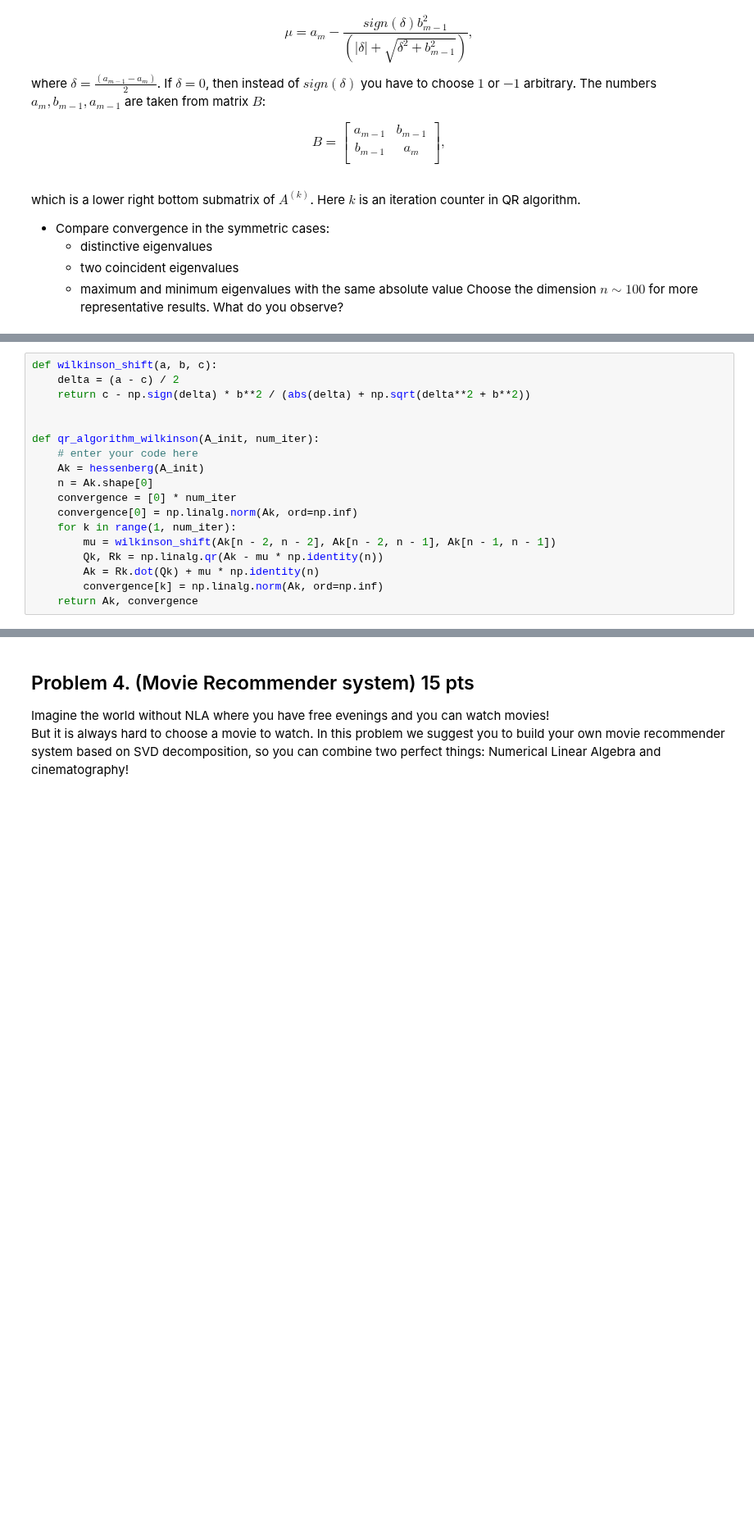
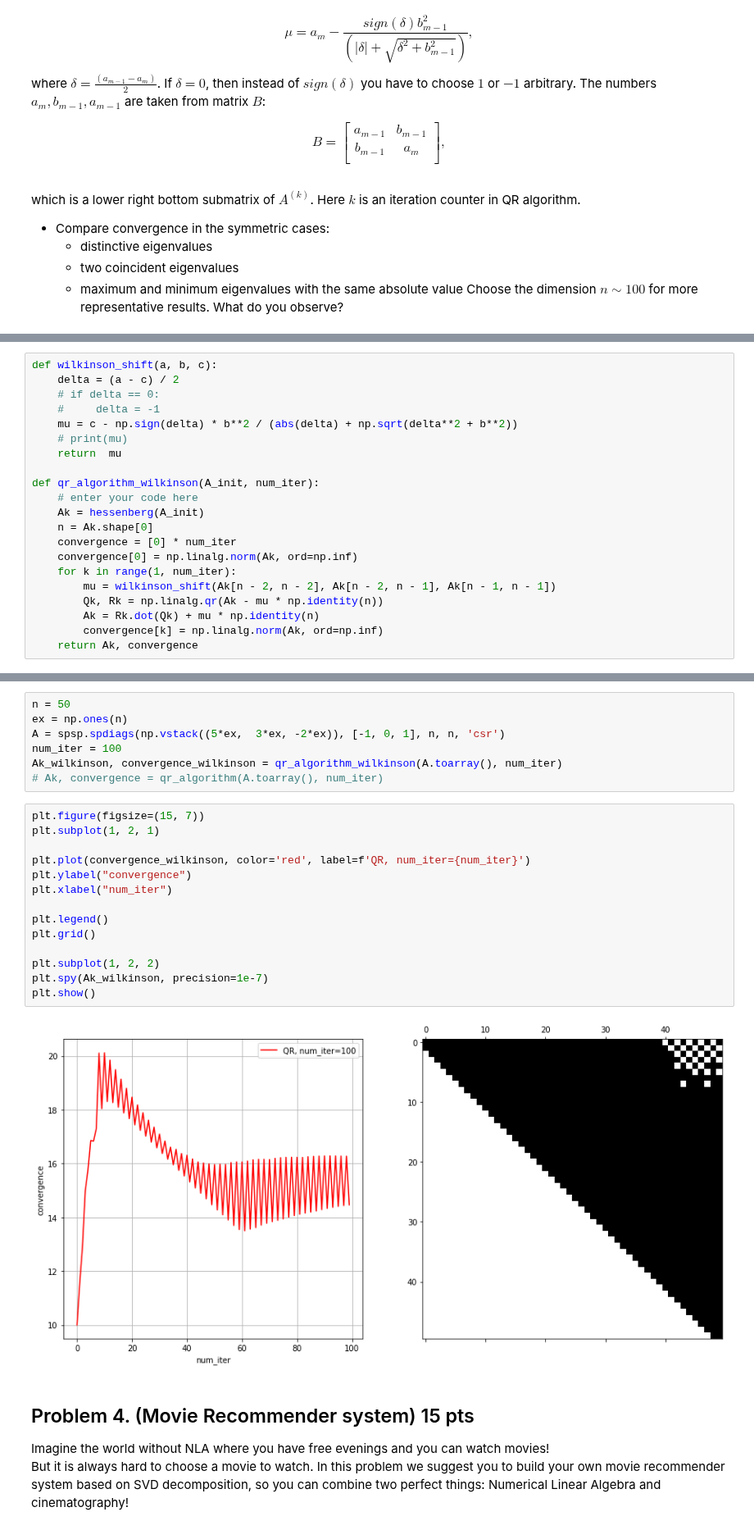
Before and after one commit to prosvirinKir/Deep-Learning-Sckool-term1, a Jupyter notebook: NLA_HW2_ProsvirinKV_.ipynb, the cells around one changed output, grey strips where cells are left out. Shown at 82% size. Cells and saved outputs as stored; diff of their text form; blank space fills up the shorter version.

```diff
--- a/NLA_HW2_ProsvirinKV_.ipynb
+++ b/NLA_HW2_ProsvirinKV_.ipynb
@@ -531,8 +552,11 @@ What do you observe?
 # %%
 def wilkinson_shift(a, b, c):
     delta = (a - c) / 2
-    return c - np.sign(delta) * b**2 / (abs(delta) + np.sqrt(delta**2 + b**2))
-
+    # if delta == 0:
+    #     delta = -1
+    mu = c - np.sign(delta) * b**2 / (abs(delta) + np.sqrt(delta**2 + b**2))
+    # print(mu)
+    return  mu
 
 def qr_algorithm_wilkinson(A_init, num_iter):
     # enter your code here
@@ -593,3 +623,26 @@ array([2.96113795+6.34852977j, 2.96113795-6.34852977j,
+# %%
+n = 50
+ex = np.ones(n)
+A = spsp.spdiags(np.vstack((5*ex,  3*ex, -2*ex)), [-1, 0, 1], n, n, 'csr')
+num_iter = 100
+Ak_wilkinson, convergence_wilkinson = qr_algorithm_wilkinson(A.toarray(), num_iter)
+# Ak, convergence = qr_algorithm(A.toarray(), num_iter)
+# %%
+plt.figure(figsize=(15, 7))
+plt.subplot(1, 2, 1)
+
+plt.plot(convergence_wilkinson, color='red', label=f'QR, num_iter={num_iter}')
+plt.ylabel("convergence")
+plt.xlabel("num_iter")
+
+plt.legend()
+plt.grid()
+
+plt.subplot(1, 2, 2)
+plt.spy(Ak_wilkinson, precision=1e-7)
+plt.show()
+# %% [output]
+[figure, added]
 # %% [markdown]
 ## Problem 4. (Movie Recommender system) 15 pts
 
```
Also changed, not shown: parts of 12 cells of this notebook.
